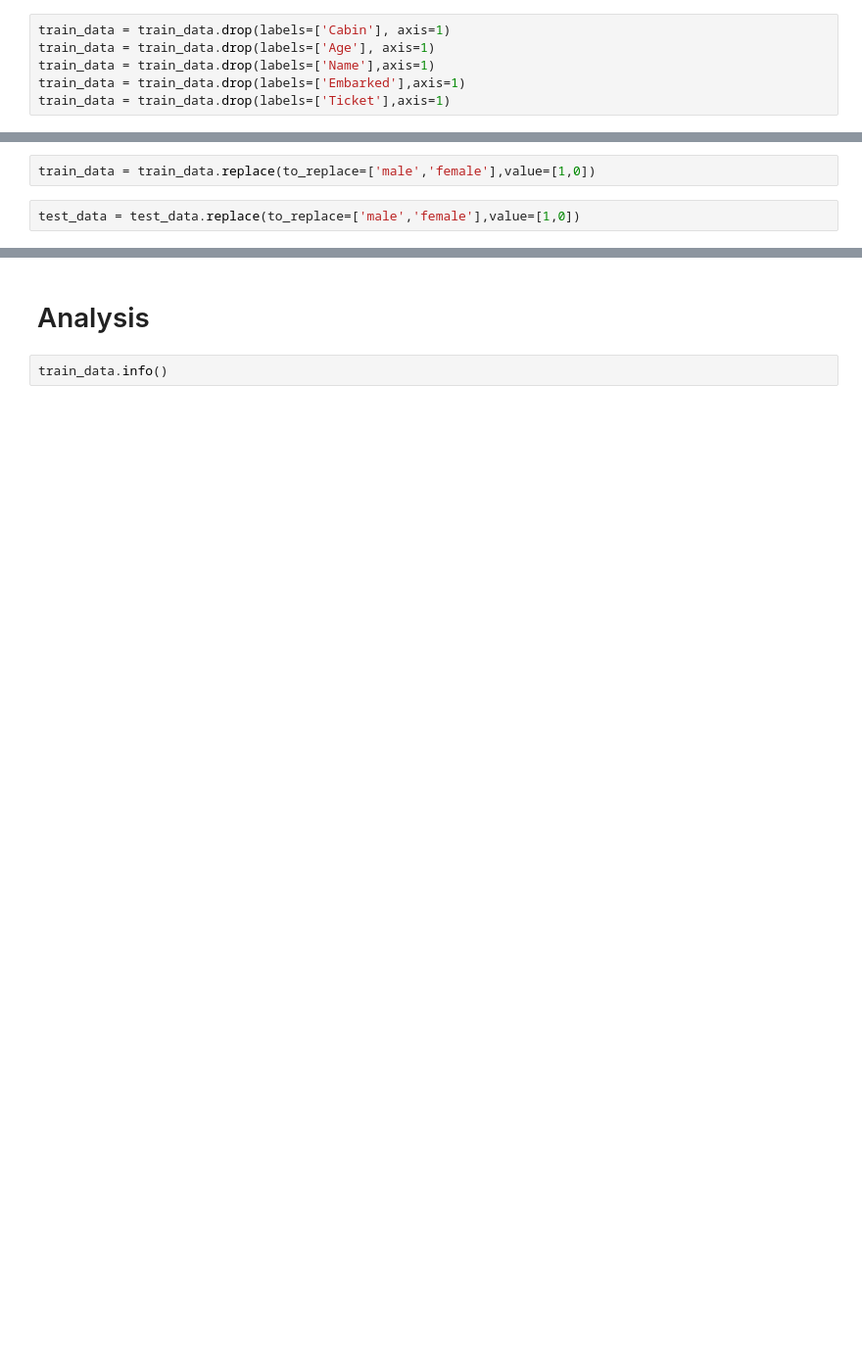
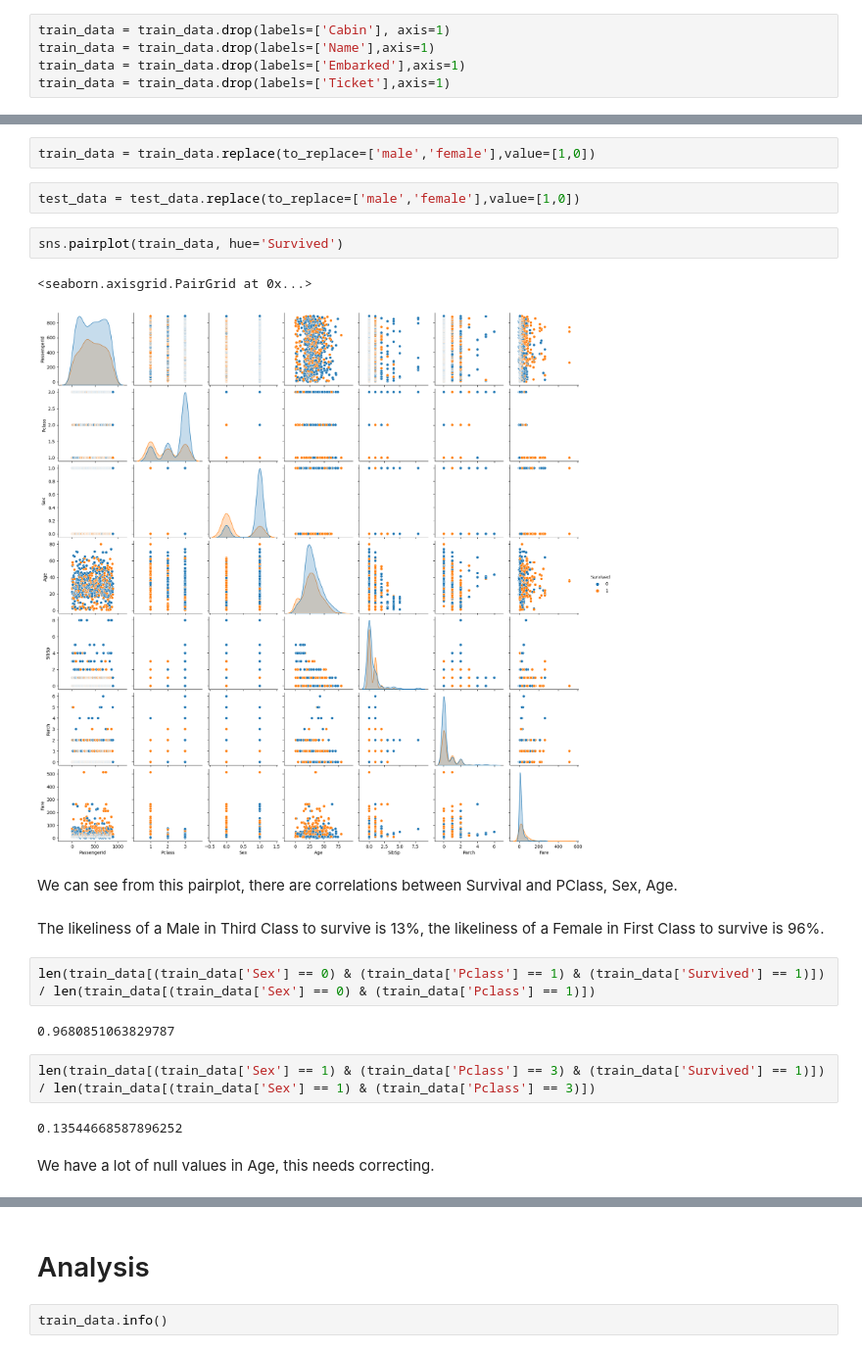
Before and after one commit to mattbradstreet/TitanicProblem, a Jupyter notebook: titanic-problem.ipynb, the cells around one changed output, grey strips where cells are left out. Shown at 98% size. Drawn from its saved outputs; the diff is of its cells as text; blank space fills up the shorter version.

Commit message:
Kaggle Notebook | Titanic Problem | SVC (No Scaling) enhanced data

```diff
--- a/titanic-problem.ipynb
+++ b/titanic-problem.ipynb
@@ -90,7 +90,6 @@ memory usage: 36.0+ KB
 # Clean up Data
 # %%
 train_data = train_data.drop(labels=['Cabin'], axis=1)
-train_data = train_data.drop(labels=['Age'], axis=1)
 train_data = train_data.drop(labels=['Name'],axis=1)
 train_data = train_data.drop(labels=['Embarked'],axis=1)
 train_data = train_data.drop(labels=['Ticket'],axis=1)
@@ -132,3 +102,22 @@ memory usage: 48.9+ KB
 train_data = train_data.replace(to_replace=['male','female'],value=[1,0])
 # %%
 test_data = test_data.replace(to_replace=['male','female'],value=[1,0])
+# %%
+sns.pairplot(train_data, hue='Survived')
+# %% [output]
+<seaborn.axisgrid.PairGrid at 0x...>
+[figure, added]
+# %% [markdown]
+We can see from this pairplot, there are correlations between Survival and PClass, Sex, Age.
+# %% [markdown]
+The likeliness of a Male in Third Class to survive is 13%, the likeliness of a Female in First Class to survive is 96%.
+# %%
+len(train_data[(train_data['Sex'] == 0) & (train_data['Pclass'] == 1) & (train_data['Survived'] == 1)]) / len(train_data[(train_data['Sex'] == 0) & (train_data['Pclass'] == 1)])
+# %% [output]
+0.9680851063829787
+# %%
+len(train_data[(train_data['Sex'] == 1) & (train_data['Pclass'] == 3) & (train_data['Survived'] == 1)]) / len(train_data[(train_data['Sex'] == 1) & (train_data['Pclass'] == 3)])
+# %% [output]
+0.13544668587896252
+# %% [markdown]
+We have a lot of null values in Age, this needs correcting.
```
Also changed, not shown: parts of 27 cells of this notebook.
